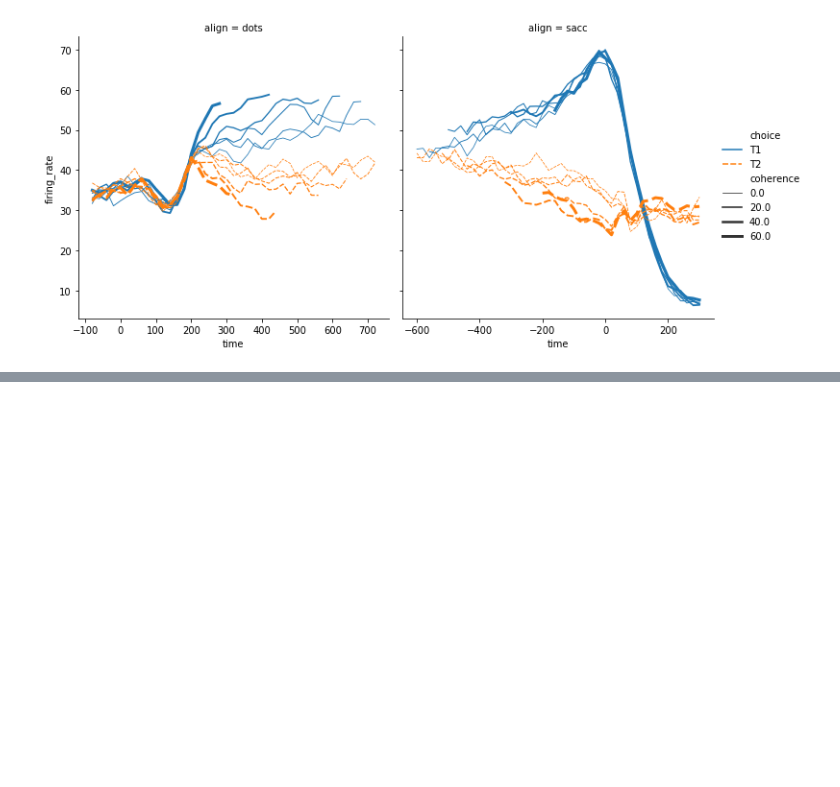
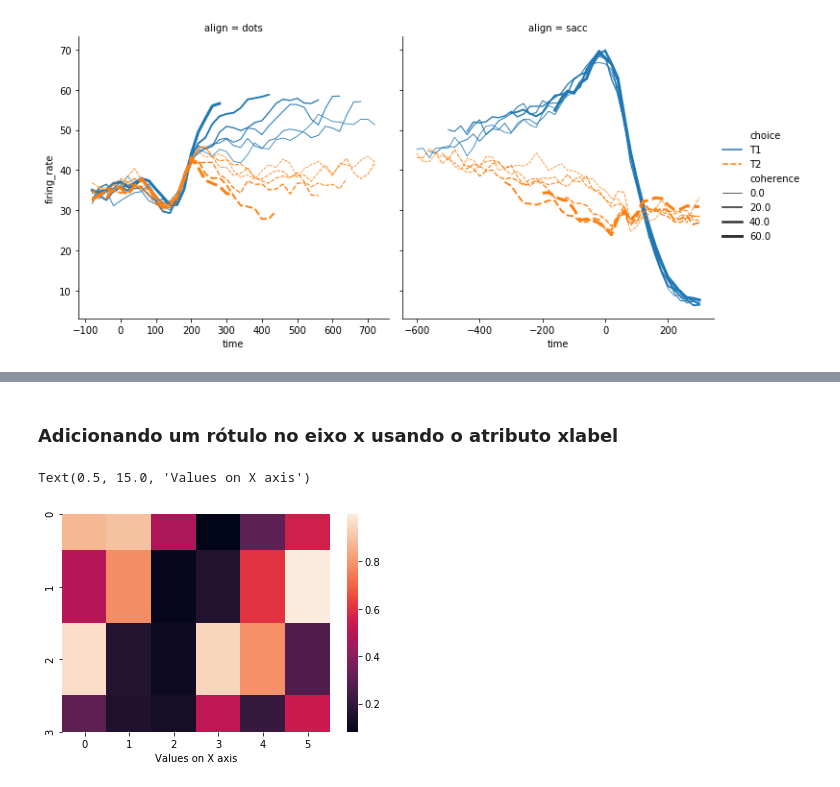
Before and after one commit to ajndantas/Treinamento-Cientista-de-Dados, a Jupyter notebook: Python Aplicado a Big Data/Aula 1 - 04032021 - Matplotlib e Seaborn/seaborn.ipynb, the cells around one changed output, grey strips where cells are left out. Saved outputs shown, nothing was run; the diff lists cells and outputs as text; code cells hidden in the pictures; blank space fills up the shorter version.

```diff
--- a/Python Aplicado a Big Data/Aula 1 - 04032021 - Matplotlib e Seaborn/seaborn.ipynb
+++ b/Python Aplicado a Big Data/Aula 1 - 04032021 - Matplotlib e Seaborn/seaborn.ipynb
@@ -89,0 +140,8 @@ Dataset exemplo dots
+# %% [markdown]
+### Adicionando um rótulo no eixo x usando o atributo xlabel
+# %%
+heat_map = sns.heatmap(data)
+plt.xlabel("Values on X axis")
+# %% [output]
+Text(0.5, 15.0, 'Values on X axis')
+[figure, added]
```
Also changed, not shown: parts of 14 cells of this notebook.
